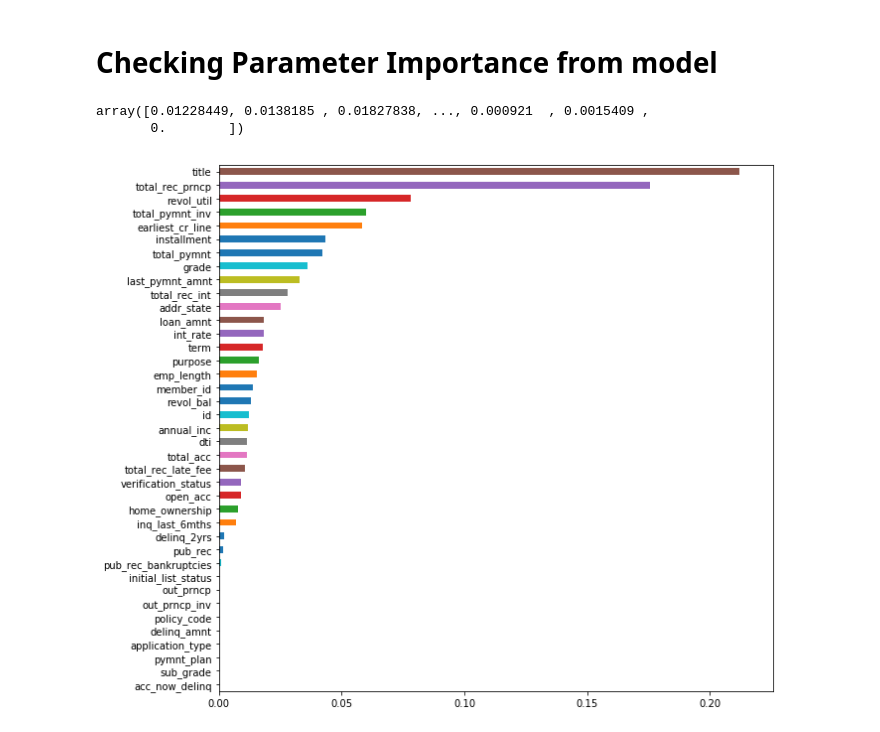
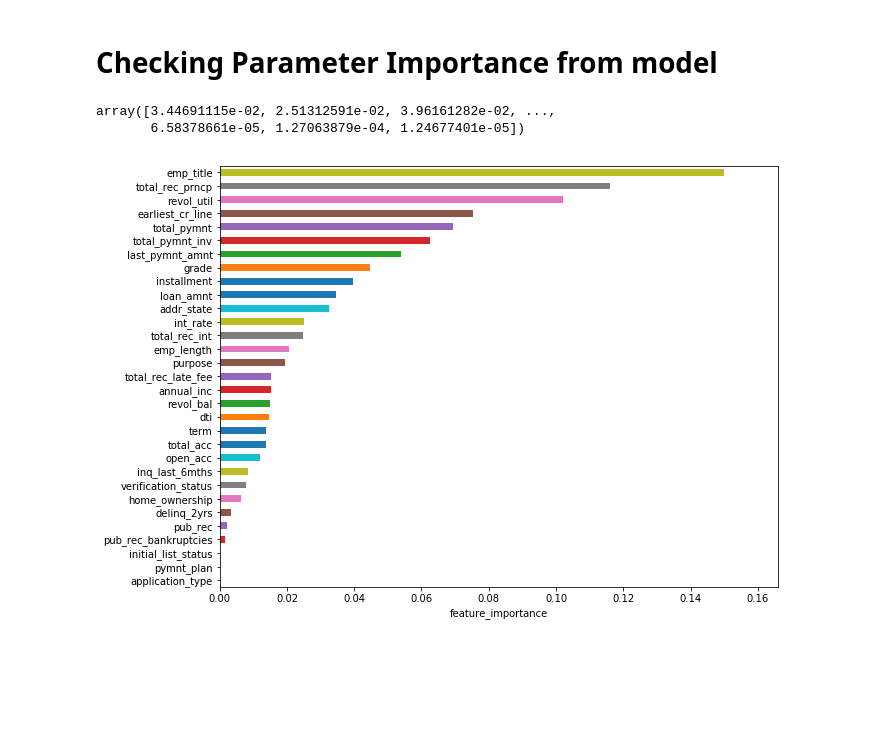
Before and after one commit to aryancodify/ai_in_fintech, a Jupyter notebook: LoanDefaulters.ipynb, the cells around one changed output. Drawn from its saved outputs; the diff is of its cells as text; code cells hidden in the pictures; blank space fills up the shorter version.

Commit message:
Improved model with XGBoost and added various other Model evaluation metrics

```diff
--- a/LoanDefaulters.ipynb
+++ b/LoanDefaulters.ipynb
@@ -239,5 +150,5 @@ cat_variables
 # %%
 for variable in cat_variables:
-    dummies = pd.get_dummies(cdf_final[variable], prefix=variable)
+    dummies = pd.get_dummies(cdf_final[variable], prefix=variable, drop_first=True)
     cdf_final = pd.concat([cdf_final, dummies], axis=1)
     cdf_final.drop([variable], axis=1, inplace=True)
@@ -317,0 +298,16 @@ print(" Confusion matrix ", confusion_matrix(test_y, predictions))
+# %%
+### Pre-Processing For gradient booster
+
+import re
+regex = re.compile(r"\[|\]|<", re.IGNORECASE)
+cdf_final.columns = [regex.sub("_", col) if any(x in str(col) for x in set(('[', ']', '<'))) else col for col in cdf_final.columns.values]
+ind_headers = list(cdf_final.columns.values)
+ind_headers.remove('loan_status')
+X = cdf_final[ind_headers]
+y = cdf_final['loan_status']
+train_x, test_x, train_y, test_y = train_test_split(X, y,
+                                                    train_size=0.7, random_state = 12)
+# %%
+clf_D = xgb.XGBClassifier(seed = 82, nthread=-1)
+predictions = train_model(clf_D, train_x,train_y,test_x,test_y)
+measure_accuracy(test_y, predictions)
@@ -318,10 +384,10 @@ print(" Confusion matrix ", confusion_matrix(test_y, predictions))
 # %% [markdown]
 # Checking Parameter Importance from model
 # %%
-trained_model.feature_importances_
+clf_D.feature_importances_
 # %% [output]
-array([0.01228449, 0.0138185 , 0.01827838, ..., 0.000921  , 0.0015409 ,
-       0.        ])
+array([3.44691115e-02, 2.51312591e-02, 3.96161282e-02, ...,
+       6.58378661e-05, 1.27063879e-04, 1.24677401e-05])
 # %%
 cdf_no_ls = cdf_final.loc[:, cdf_final.columns != 'loan_status']
 # %%
@@ -329,4 +395,5 @@ feature_importances  = pd.Series(trained_model.feature_importances_, index=cdf_n
 # %%
+import matplotlib.pyplot as plt
 def graph_feature_importances(model, feature_names, autoscale=True, headroom=0.05, width=10, summarized_columns=None):
     """
 
@@ -362,11 +429,12 @@ def graph_feature_importances(model, feature_names, autoscale=True, headroom=0.0
                 feature_dict.pop(i)
             #lastly, read the summarized field
             feature_dict[col_name] = sum_value
-
+    plt.figure(figsize=(14,8))
+    plt.xlabel('feature_importance')
     results = pd.Series(feature_dict)
     results.sort_values(inplace=True)
     results.plot(kind="barh", figsize=(width,len(results)/4), xlim=(0,x_scale))
 # %%
-graph_feature_importances(trained_model, cdf_no_ls.columns, summarized_columns=cat_variables)
+graph_feature_importances(clf_D, cdf_no_ls.columns, summarized_columns=cat_variables)
 # %% [output]
-[figure, old version]
+[figure, new version]
```
Also changed, not shown: parts of 56 cells of this notebook.
